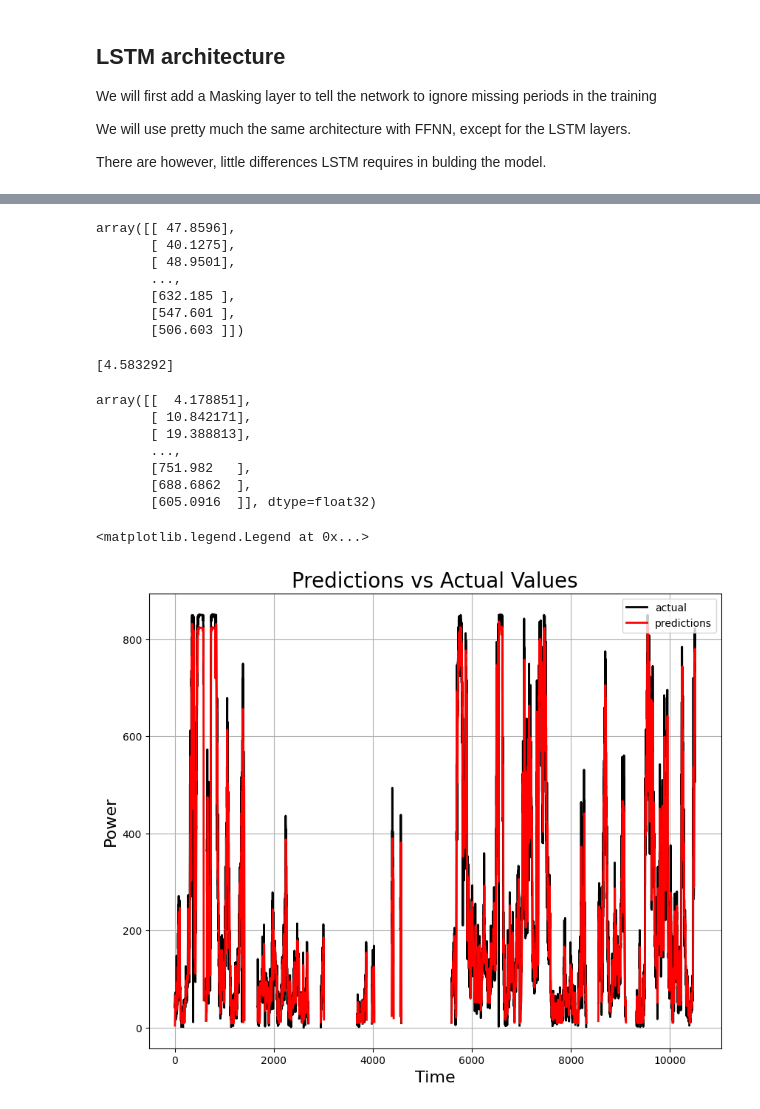
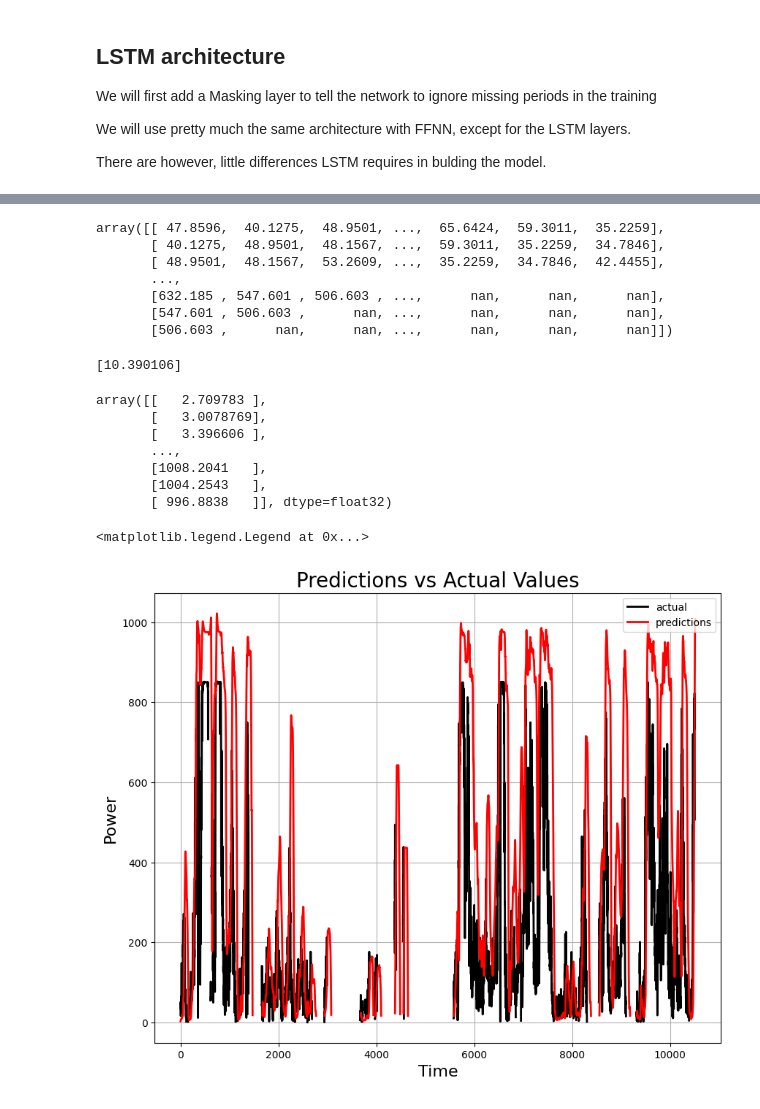
Before and after one commit to Brizzum/Final-project, a Jupyter notebook: UnivariateModel.ipynb, the cells around one changed output, grey strips where cells are left out. Cells and saved outputs as stored; diff of their text form; code cells hidden in the pictures.

```diff
--- a/UnivariateModel.ipynb
+++ b/UnivariateModel.ipynb
@@ -122,8 +122,8 @@ def forecast_sequences_output(output_data,n_out):
 # %% [markdown]
 ### Define length of the input and output intervals within the sequences
 # %%
-n_lag = 6 # number of previous time steps to use for training, a.k.a. time-lag
-n_out = 1  # forecast hoizon: number of next time steps we will predict 1 = the next 10-min mean
+n_lag = 72 # number of previous time steps to use for training, a.k.a. time-lag
+n_out = 12  # forecast hoizon: number of next time steps we will predict 1 = the next 10-min mean
 # %% [markdown]
 CO SI TAS
 # %%
@@ -339,7 +345,7 @@ tbGraph = TensorBoard(log_dir=f'.\Graph\{now}',
 
 history = model.fit(train_X, train_Y,
           epochs=10,
-          batch_size=1000,
+          batch_size=5000,
           validation_data=(validation_X, validation_Y),
           callbacks=[tbGraph])
 # %% [output]
@@ -371,0 +378,4 @@ plt.legend()
+# %%
+# Fit a new scaler on the single feature you're predicting
+scaler_single = MinMaxScaler()
+scaler_single.fit(train_Y.reshape(-1, 1))  # Reshape to 2D array
@@ -373,7 +385,8 @@ plt.legend()
 # Make predictions and plot them against the actual values
 predictions = model.predict(test_X)
 
-predictions = scalery.inverse_transform(predictions)
+#predictions = scalery.inverse_transform(predictions)
+predictions = scaler_single.inverse_transform(predictions)
 
 test_Y = scalery.inverse_transform(test_Y)
 # %% [output]
@@ -383,13 +396,13 @@ test_Y[test_Y == NanGetRid] = np.nan
 test_Y[test_Y > 1000] = np.nan
 test_Y
 # %% [output]
-array([[ 47.8596],
-       [ 40.1275],
-       [ 48.9501],
+array([[ 47.8596,  40.1275,  48.9501, ...,  65.6424,  59.3011,  35.2259],
+       [ 40.1275,  48.9501,  48.1567, ...,  59.3011,  35.2259,  34.7846],
+       [ 48.9501,  48.1567,  53.2609, ...,  35.2259,  34.7846,  42.4455],
        ...,
-       [632.185 ],
-       [547.601 ],
-       [506.603 ]])
+       [632.185 , 547.601 , 506.603 , ...,      nan,      nan,      nan],
+       [547.601 , 506.603 ,      nan, ...,      nan,      nan,      nan],
+       [506.603 ,      nan,      nan, ...,      nan,      nan,      nan]])
 # %%
 from scipy import stats
 mode = stats.mode(predictions)
@@ -397,28 +410,28 @@ print(mode.mode[0])
 predictions[predictions == mode.mode[0]] = np.nan
 predictions
 # %% [output]
-[4.583292]
+[10.390106]
-array([[  4.178851],
-       [ 10.842171],
-       [ 19.388813],
+array([[   2.709783 ],
+       [   3.0078769],
+       [   3.396606 ],
        ...,
-       [751.982   ],
-       [688.6862  ],
-       [605.0916  ]], dtype=float32)
+       [1008.2041   ],
+       [1004.2543   ],
+       [ 996.8838   ]], dtype=float32)
 # %%
 
 # plot the predictions
 plt.figure(figsize=(10,8))
 
-plt.plot(test_Y, 'k', label='actual', linewidth=2)
+plt.plot(test_Y[:,-1], 'k', label='actual', linewidth=2)
 plt.plot(predictions,'-r', label='predictions', linewidth=2)
 plt.grid(True)
 
 plt.title('Predictions vs Actual Values', fontsize=20)
 plt.xlabel('Time', fontsize=16)
 plt.ylabel('Power', fontsize=16)
 
 plt.legend()
 # %% [output]
 <matplotlib.legend.Legend at 0x...>
-[figure, old version]
+[figure, new version]
```
Also changed, not shown: parts of 9 cells of this notebook, 10 other files.
